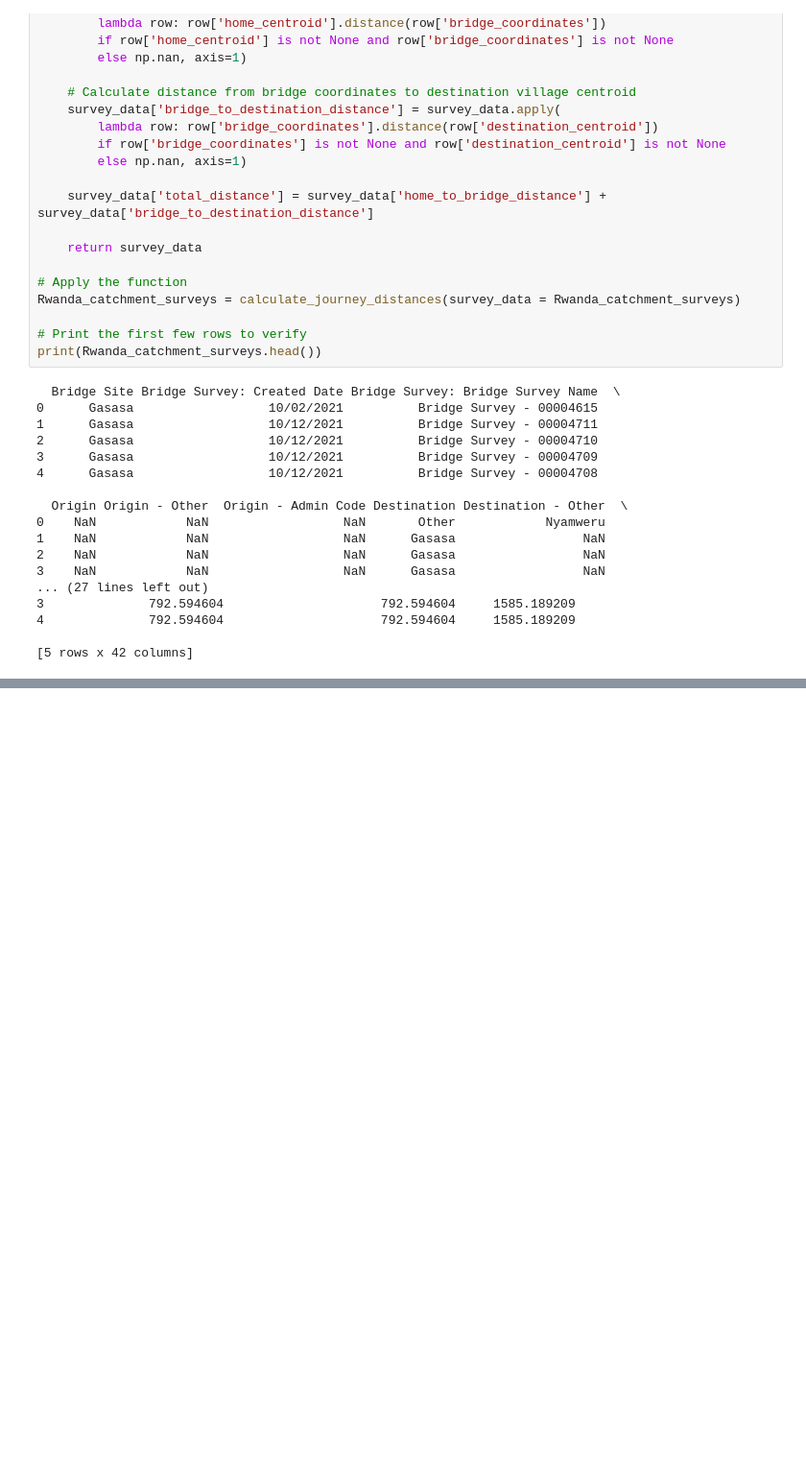
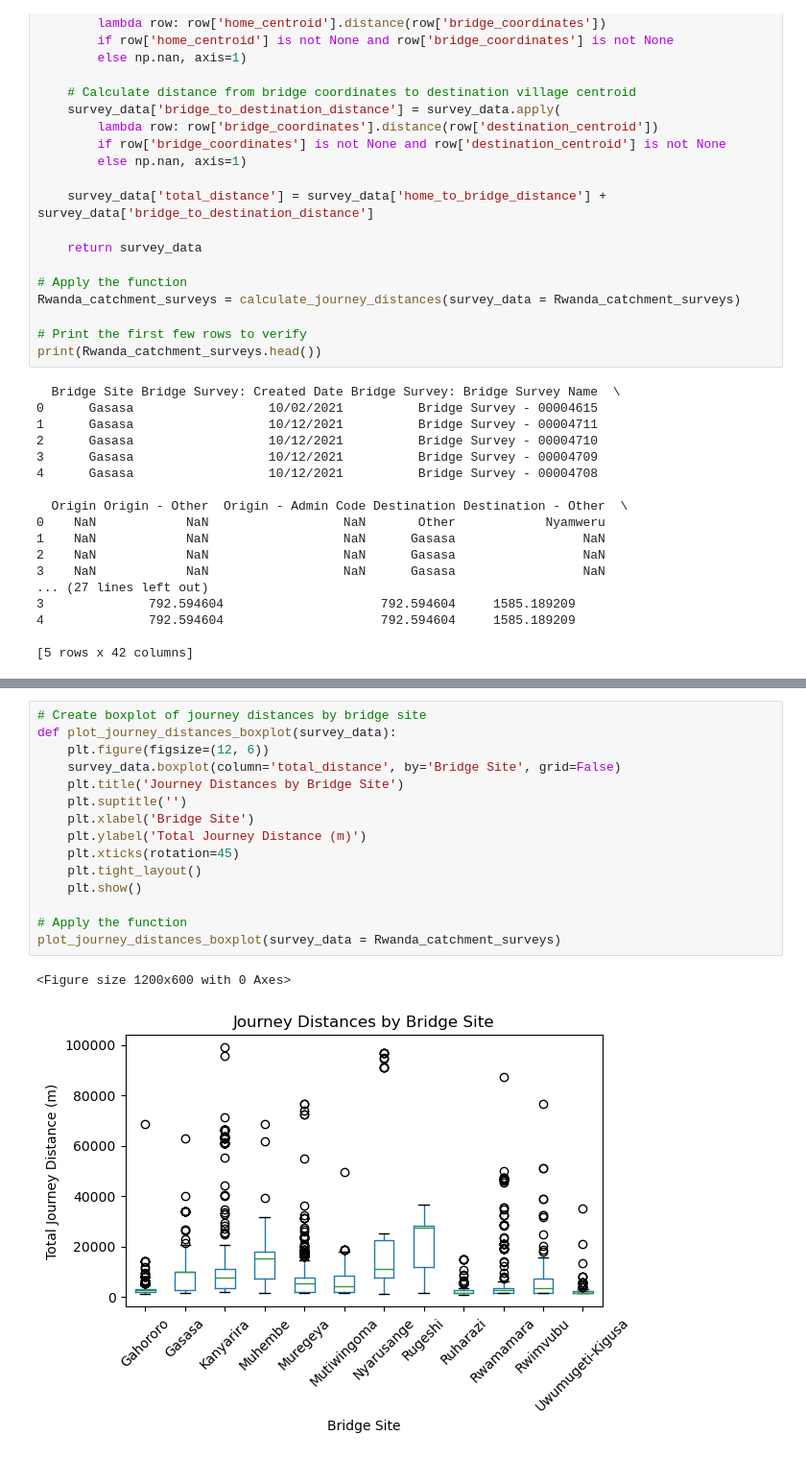
Before and after one commit to bridgestoprosperity/general-data, a Jupyter notebook: notebooks/catchment-analysis/journey-distances.ipynb, the cells around one changed output, grey strips where cells are left out. Shown at 96% size. Saved outputs shown, nothing was run; the diff lists cells and outputs as text; blank space fills up the shorter version.

Commit message:
Added summary stats and explored other survey variables

```diff
--- a/notebooks/catchment-analysis/journey-distances.ipynb
+++ b/notebooks/catchment-analysis/journey-distances.ipynb
@@ -294,0 +332,18 @@ print(average_distances)
+# %%
+# Create boxplot of journey distances by bridge site
+def plot_journey_distances_boxplot(survey_data):
+    plt.figure(figsize=(12, 6))
+    survey_data.boxplot(column='total_distance', by='Bridge Site', grid=False)
+    plt.title('Journey Distances by Bridge Site')
+    plt.suptitle('')
+    plt.xlabel('Bridge Site')
+    plt.ylabel('Total Journey Distance (m)')
+    plt.xticks(rotation=45)
+    plt.tight_layout()
+    plt.show()
+
+# Apply the function
+plot_journey_distances_boxplot(survey_data = Rwanda_catchment_surveys)
+# %% [output]
+<Figure size 1200x600 with 0 Axes>
+[figure, added]
```
Also changed, not shown: parts of 12 cells of this notebook.
